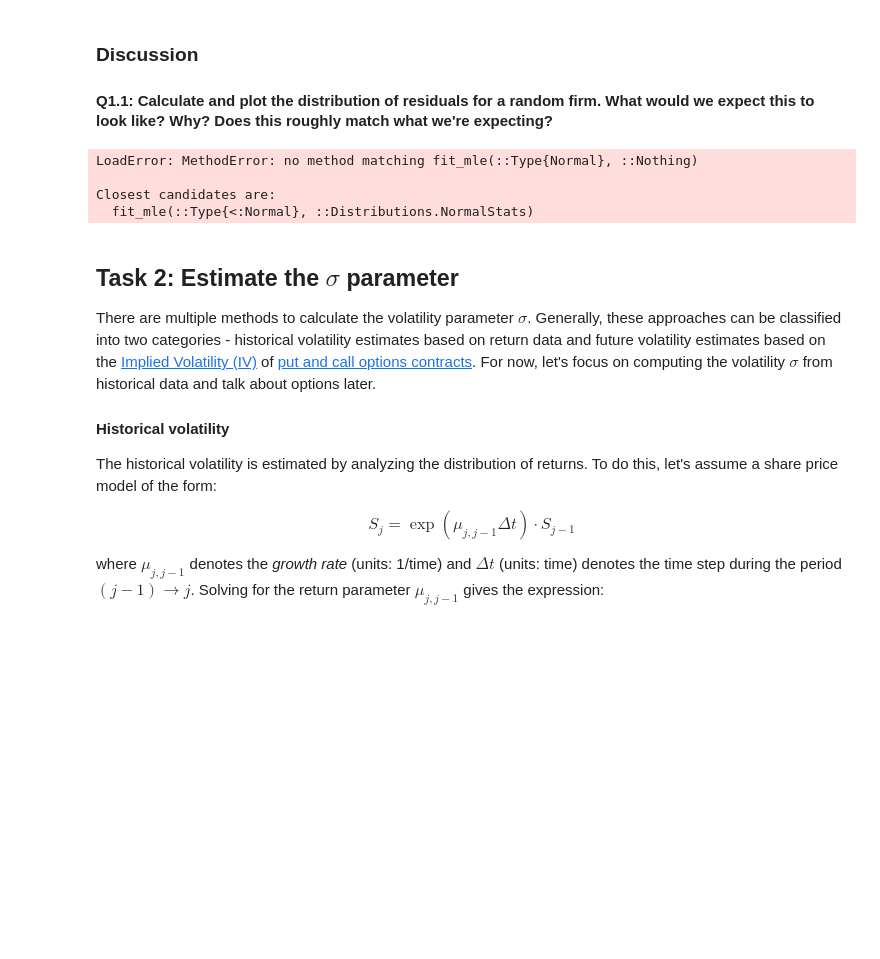
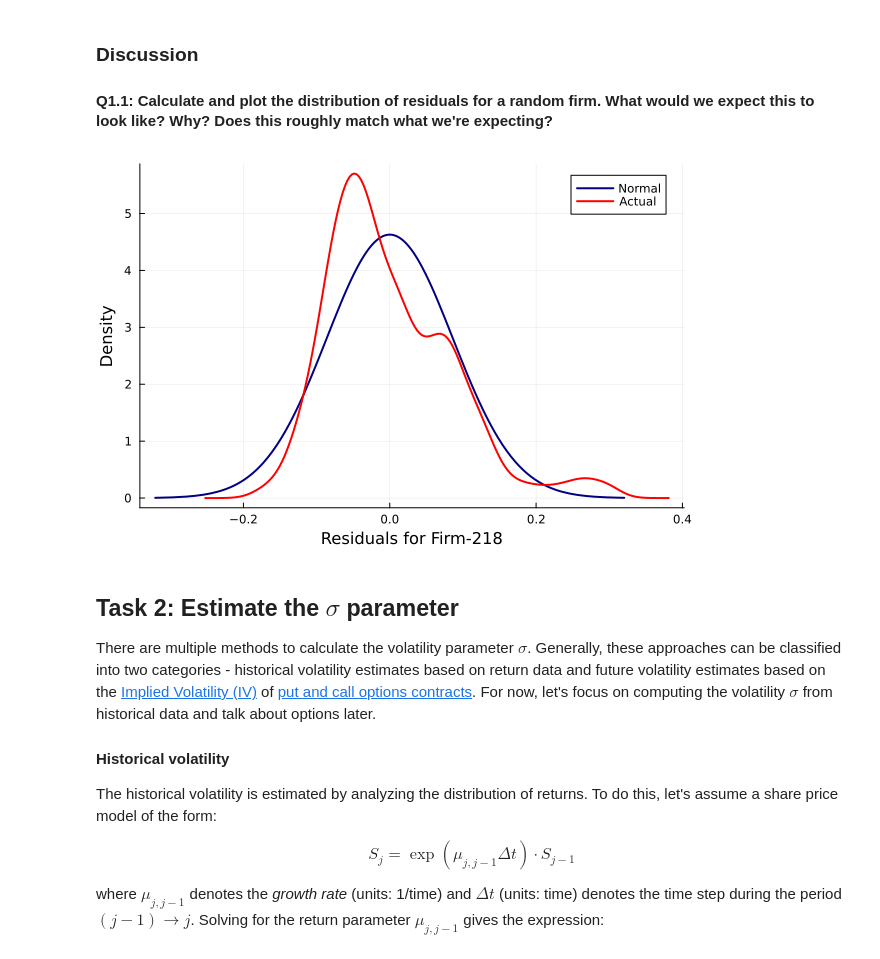
Before and after one commit to varnerlab/CHEME-5660-Labs-F23, a Jupyter notebook: CHEME-5660-L7b-EquityPriceStochasticModels.ipynb, the cells around one changed output. Saved outputs shown, nothing was run; the diff lists cells and outputs as text; code cells hidden in the pictures; blank space fills up the shorter version.

```diff
--- a/CHEME-5660-L7b-EquityPriceStochasticModels.ipynb
+++ b/CHEME-5660-L7b-EquityPriceStochasticModels.ipynb
@@ -144,22 +158,19 @@ end
 # %%
 rand_firm_index = rand(list_of_all_firms)
 firm_data = dataset[rand_firm_index]
 T_all = all_range*Δt .- Δt;
 A = [ones(number_of_trading_days) T_all];
 Y = log.(firm_data[!,:volume_weighted_average_price]);
 θ = inv(transpose(A)*A)*transpose(A)*Y;
 
-ϵ = nothing; # REPLACE THIS LINE FILL ME IN
+ϵ = Y .- A*θ
 ϵₙ = fit_mle(Normal,ϵ);
 
 plot(ϵₙ, label="Normal", c=:navyblue,lw=2)
 density!(ϵ, normalize=true, xlabel="Residuals for Firm-$(rand_firm_index)",
     ylabel="Density", label="Actual", c=:red,lw=2)
 # %% [output]
-LoadError: MethodError: no method matching fit_mle(::Type{Normal}, ::Nothing)
-
-Closest candidates are:
-  fit_mle(::Type{<:Normal}, ::Distributions.NormalStats)
+[figure, added]
 # %% [markdown]
 ## Task 2: Estimate the $\sigma$ parameter
 There are multiple methods to calculate the volatility parameter $\sigma$. Generally, these approaches can be classified into two categories - historical volatility estimates based on return data and future volatility estimates based on the [Implied Volatility (IV)](https://en.wikipedia.org/wiki/Implied_volatility) of [put and call options contracts](https://en.wikipedia.org/wiki/Option_(finance)). For now, let's focus on computing the volatility $\sigma$ from historical data and talk about options later.
```
Also changed, not shown: parts of 9 cells of this notebook.
